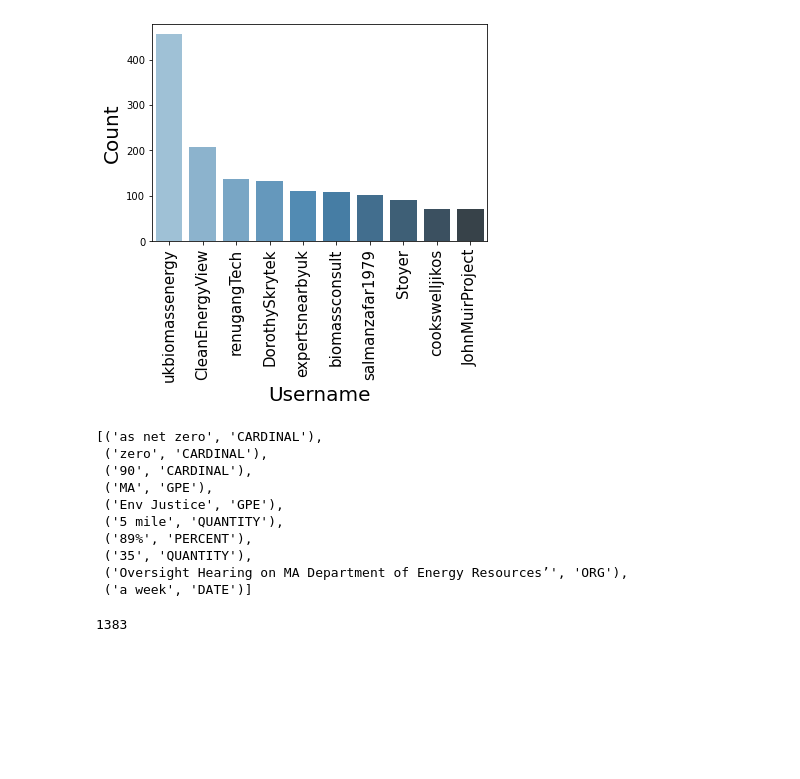
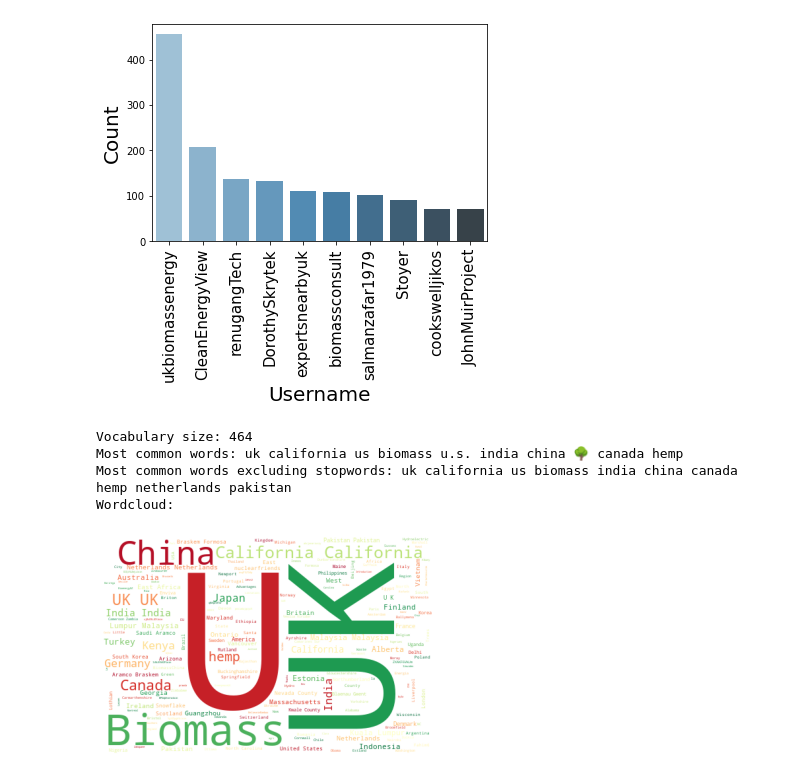
Before and after one commit to Ladan-n/Clean-Energy-Tweets-Analysis, a Jupyter notebook: tweets_analysis_biomass.ipynb, the cells around one changed output. Saved outputs shown, nothing was run; the diff lists cells and outputs as text; code cells hidden in the pictures; blank space fills up the shorter version.

```diff
--- a/tweets_analysis_biomass.ipynb
+++ b/tweets_analysis_biomass.ipynb
@@ -217,29 +218,20 @@ for i in range (len(df_2017_2021)):
 nlp = spacy.load("en_core_web_sm")
 doc = nlp(text_string[:1000000])
 
-name_ent_list = []
+name_entname_list = []
 
 for ent in doc.ents:
-    name_ent_list.append((ent.text, ent.label_))
+    name_entname_list.append((ent.text, ent.label_))
-# %%
-name_ent_list[:10]
-# %% [output]
-[('as net zero', 'CARDINAL'),
- ('zero', 'CARDINAL'),
- ('90', 'CARDINAL'),
- ('MA', 'GPE'),
- ('Env Justice', 'GPE'),
- ('5 mile', 'QUANTITY'),
- ('89%', 'PERCENT'),
- ('35', 'QUANTITY'),
- ('Oversight Hearing on MA Department of Energy Resources’', 'ORG'),
- ('a week', 'DATE')]
 # %%
 gpe_names = []
-for i in range(len(name_ent_list)):
-    if name_ent_list[i][1] == 'GPE':
-        gpe_names.append(name_ent_list[i][0])
+for i in range(len(name_entname_list)):
+    if name_entname_list[i][1] == 'GPE':
+        gpe_names.append(name_entname_list[i][0])
 # %%
-len(gpe_names)
+corpus_info(gpe_names)
 # %% [output]
-1383
+Vocabulary size: 464
+Most common words: uk california us biomass u.s. india china 🌳 canada hemp
+Most common words excluding stopwords: uk california us biomass india china canada hemp netherlands pakistan
+Wordcloud:
+[figure, added]
```
Also changed, not shown: parts of 5 cells of this notebook.
